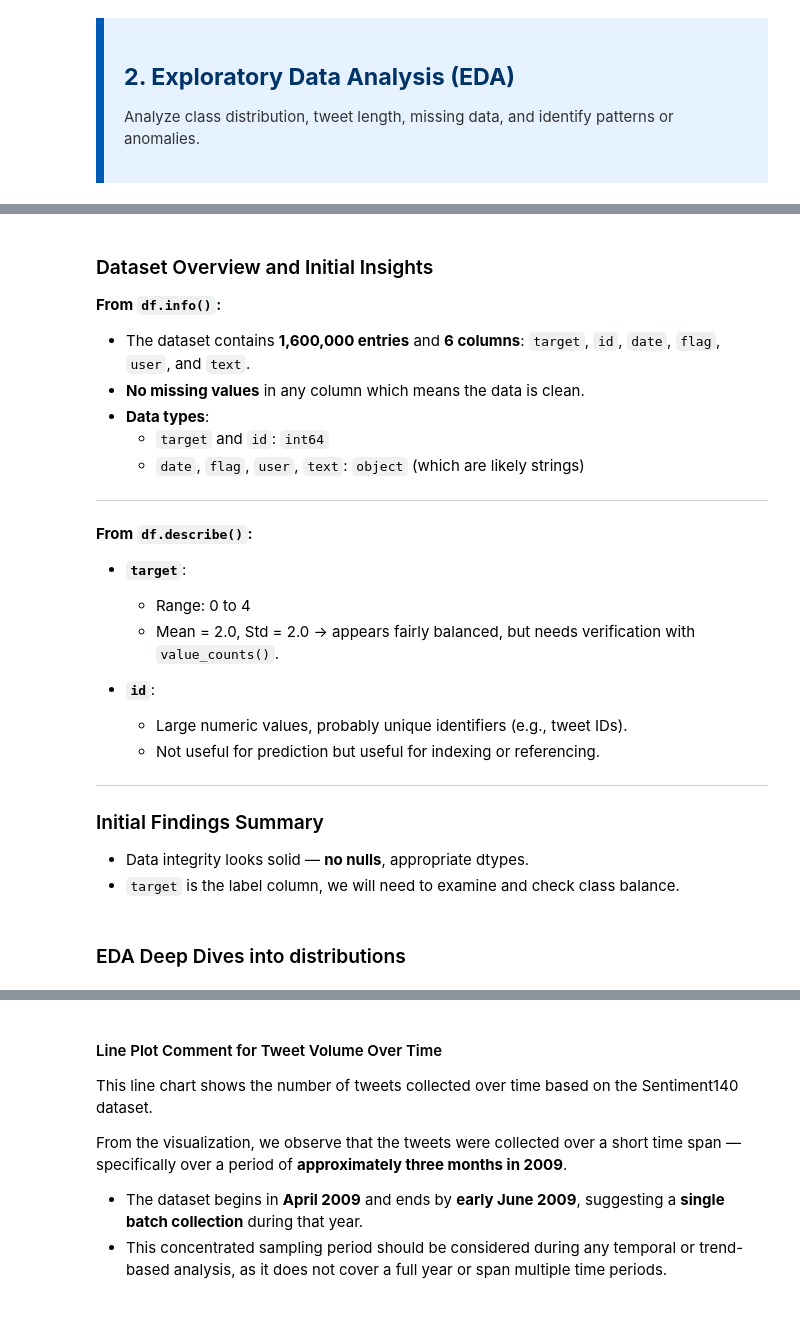
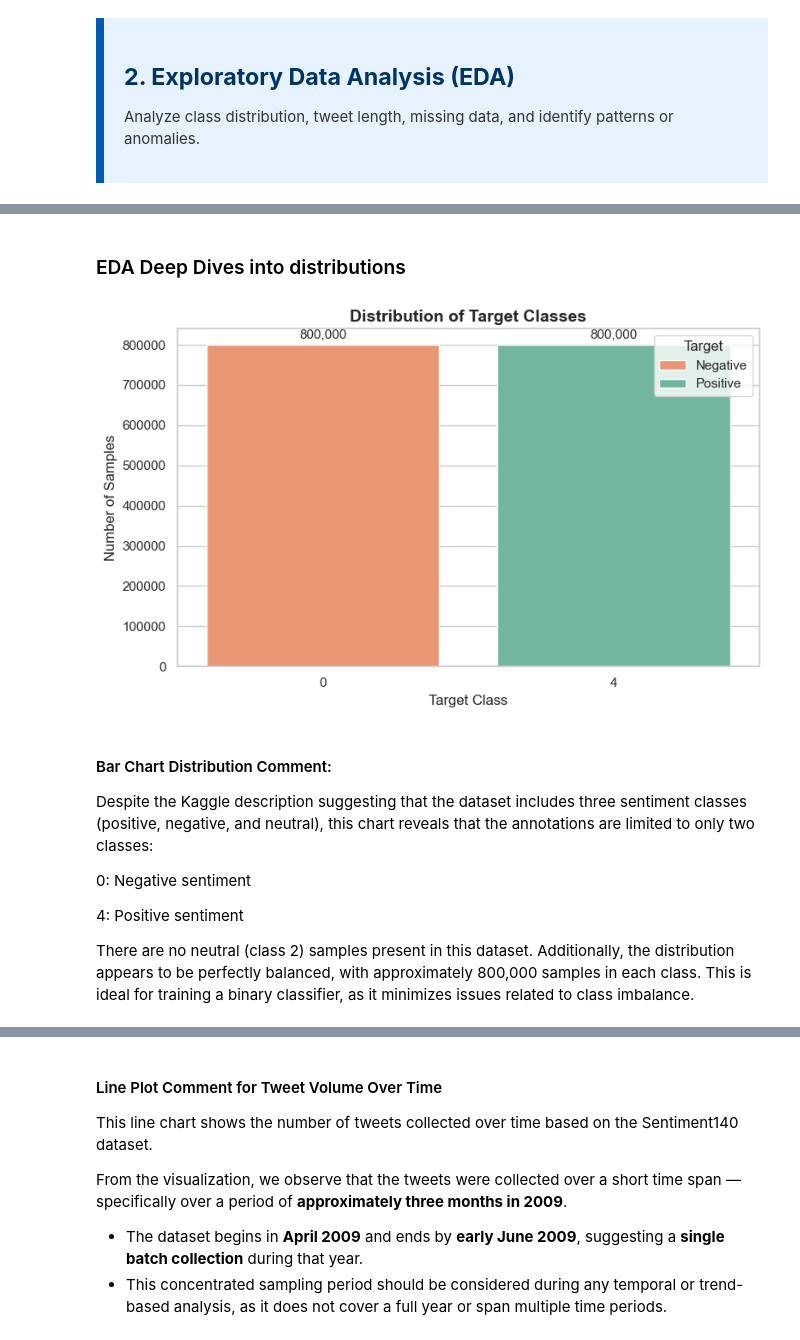
Before and after one commit to ariesslin/ie7500-g1-tweet-sentiment-nlp, a Jupyter notebook: scripts/tweet_sentiment_analysis_and_classification.ipynb, the cells around one changed output, grey strips where cells are left out. Saved outputs shown, nothing was run; the diff lists cells and outputs as text; code cells hidden in the pictures; blank space fills up the shorter version.

```diff
--- a/scripts/tweet_sentiment_analysis_and_classification.ipynb
+++ b/scripts/tweet_sentiment_analysis_and_classification.ipynb
@@ -112,30 +154,2 @@ df.describe()
-# %% [markdown]
-### Dataset Overview and Initial Insights
-
-**From `df.info()`:**
-- The dataset contains **1,600,000 entries** and **6 columns**: `target`, `id`, `date`, `flag`, `user`, and `text`.
-- **No missing values** in any column which means the data is clean.
-- **Data types**:
-  - `target` and `id`: `int64`
-  - `date`, `flag`, `user`, `text`: `object` (which are likely strings)
-
----
-
-**From `df.describe()`:**
-
-- **`target`**:
-  - Range: 0 to 4
-  - Mean = 2.0, Std = 2.0 → appears fairly balanced, but needs verification with `value_counts()`.
-
-- **`id`**:
-  - Large numeric values, probably unique identifiers (e.g., tweet IDs).
-  - Not useful for prediction but useful for indexing or referencing.
-
----
-
-### Initial Findings Summary
-
-- Data integrity looks solid — **no nulls**, appropriate dtypes.
-- `target` is the label column, we will need to examine and check class balance.
 # %% [markdown]
 ### EDA Deep Dives into distributions
@@ -142 +159,53 @@ df.describe()
+# %%
+# we now start visualizing the distributions of the target
+
+# Set a clean visual style
+sns.set(style="whitegrid")
+
+# Calculate value counts
+target_counts = df['target'].value_counts().sort_index()
+
+# Create the bar plot
+plt.figure(figsize=(8, 5))
+barplot = sns.barplot(x=target_counts.index, y=target_counts.values, hue=target_counts.index, palette=custom_palette, legend=True)
+
+# Add value labels on bars
+for i, value in enumerate(target_counts.values):
+    plt.text(i, value + max(target_counts.values)*0.01, f'{value:,}',
+             ha='center', va='bottom', fontsize=11)
+
+# Titles and labels
+plt.title('Distribution of Target Classes', fontsize=14, fontweight='bold')
+plt.xlabel('Target Class', fontsize=12)
+plt.ylabel('Number of Samples', fontsize=12)
+plt.xticks(fontsize=11)
+plt.yticks(fontsize=11)
+plt.tight_layout()
+
+# Customize the legend labels
+# Get the legend object
+handles, labels = barplot.get_legend_handles_labels()
+
+# Create a dictionary to map old labels (0, 4) to new labels ('Negative', 'Positive')
+new_labels = {'0': 'Negative', '4': 'Positive'}
+
+# Update the labels in the legend
+# Ensure the labels are strings when accessing the new_labels dictionary
+updated_labels = [new_labels[label] for label in labels]
+barplot.legend(handles, updated_labels, title="Target")
+
+plt.show()
+# %% [output]
+[figure, added]
+# %% [markdown]
+#### Bar Chart Distribution Comment:
+
+Despite the Kaggle description suggesting that the dataset includes three sentiment classes (positive, negative, and neutral), this chart reveals that the annotations are limited to only two classes:
+
+0: Negative sentiment
+
+4: Positive sentiment
+
+There are no neutral (class 2) samples present in this dataset.
+Additionally, the distribution appears to be perfectly balanced, with approximately 800,000 samples in each class. This is ideal for training a binary classifier, as it minimizes issues related to class imbalance.
 # %%
```
Also changed, not shown: parts of 30 cells of this notebook.
